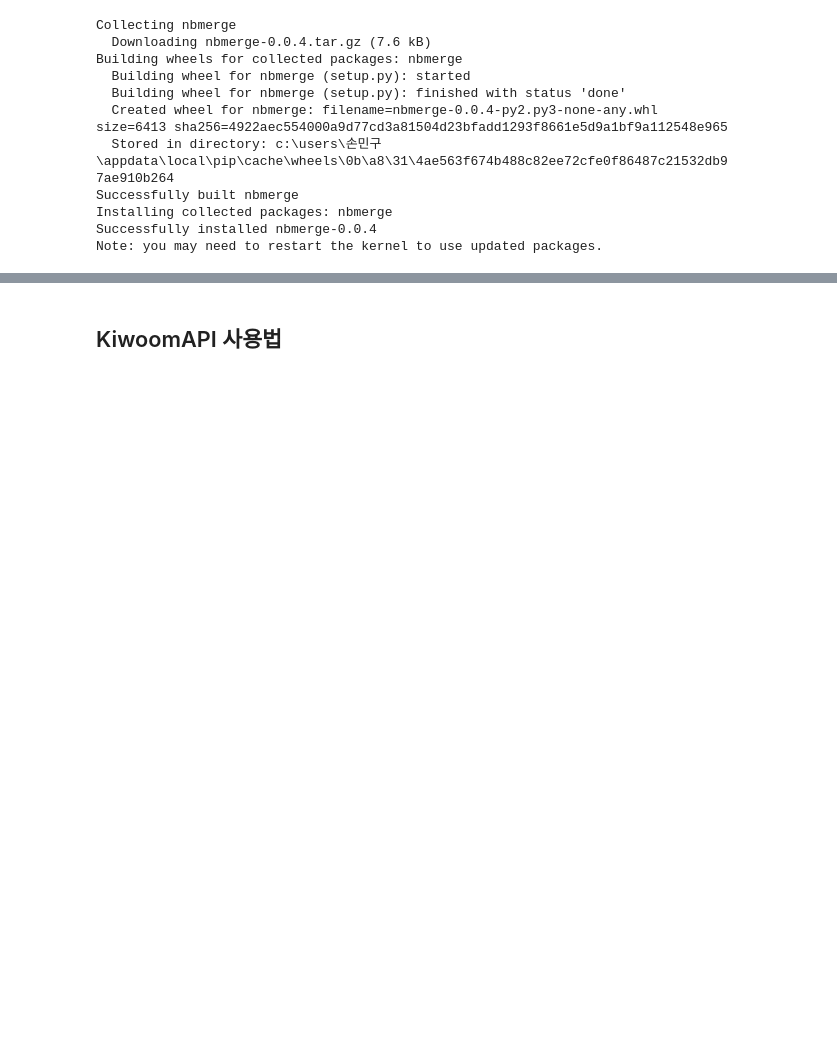
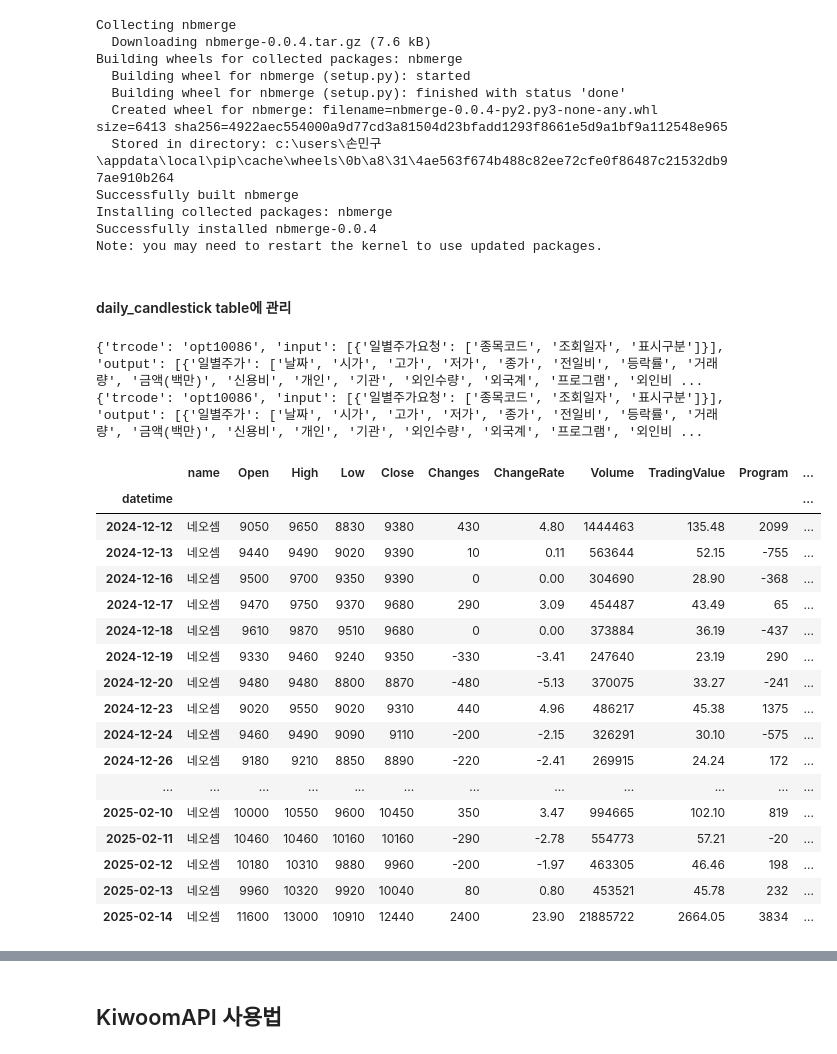
Before and after one commit to LiberSlave/trading, a Jupyter notebook: Excel/lab.ipynb, the cells around one changed output, grey strips where cells are left out. Saved outputs shown, nothing was run; the diff lists cells and outputs as text; code cells hidden in the pictures; blank space fills up the shorter version.

```diff
--- a/Excel/lab.ipynb
+++ b/Excel/lab.ipynb
@@ -902,3 +902,44 @@ Successfully installed nbmerge-0.0.4
 Note: you may need to restart the kernel to use updated packages.
 # %%
 !nbmerge DayChart.ipynb lab.ipynb pymysql.ipynb > merged.ipynb
+# %% [markdown]
+#### daily_candlestick table에 관리
+# %%
+import process
+import pandas as pd
+
+from pykiwoom.kiwoom import *
+kiwoom = Kiwoom()
+
+kiwoom.CommConnect(block=True)
+print("블록킹 로그인 완료")
+# %%
+get_data = process.GetData(kiwoom)
+df = get_data.daily_candlestick('네오셈')
+# %% [output]
+{'trcode': 'opt10086', 'input': [{'일별주가요청': ['종목코드', '조회일자', '표시구분']}], 'output': [{'일별주가': ['날짜', '시가', '고가', '저가', '종가', '전일비', '등락률', '거래량', '금액(백만)', '신용비', '개인', '기관', '외인수량', '외국계', '프로그램', '외인비 ...
+{'trcode': 'opt10086', 'input': [{'일별주가요청': ['종목코드', '조회일자', '표시구분']}], 'output': [{'일별주가': ['날짜', '시가', '고가', '저가', '종가', '전일비', '등락률', '거래량', '금액(백만)', '신용비', '개인', '기관', '외인수량', '외국계', '프로그램', '외인비 ...
+# %%
+data_prepro = process.Preprocess()
+df = data_prepro.daily_candlestick('네오셈',df)
+# %%
+df
+# %% [output]
+|  | name | Open | High | Low | Close | Changes | ChangeRate | Volume | TradingValue | Program | ... |
+| datetime |  |  |  |  |  |  |  |  |  |  | ... |
+| 2024-12-12 | 네오셈 | 9050 | 9650 | 8830 | 9380 | 430 | 4.80 | 1444463 | 135.48 | 2099 | ... |
+| 2024-12-13 | 네오셈 | 9440 | 9490 | 9020 | 9390 | 10 | 0.11 | 563644 | 52.15 | -755 | ... |
+| 2024-12-16 | 네오셈 | 9500 | 9700 | 9350 | 9390 | 0 | 0.00 | 304690 | 28.90 | -368 | ... |
+| 2024-12-17 | 네오셈 | 9470 | 9750 | 9370 | 9680 | 290 | 3.09 | 454487 | 43.49 | 65 | ... |
+| 2024-12-18 | 네오셈 | 9610 | 9870 | 9510 | 9680 | 0 | 0.00 | 373884 | 36.19 | -437 | ... |
+| 2024-12-19 | 네오셈 | 9330 | 9460 | 9240 | 9350 | -330 | -3.41 | 247640 | 23.19 | 290 | ... |
+| 2024-12-20 | 네오셈 | 9480 | 9480 | 8800 | 8870 | -480 | -5.13 | 370075 | 33.27 | -241 | ... |
+| 2024-12-23 | 네오셈 | 9020 | 9550 | 9020 | 9310 | 440 | 4.96 | 486217 | 45.38 | 1375 | ... |
+| 2024-12-24 | 네오셈 | 9460 | 9490 | 9090 | 9110 | -200 | -2.15 | 326291 | 30.10 | -575 | ... |
+| 2024-12-26 | 네오셈 | 9180 | 9210 | 8850 | 8890 | -220 | -2.41 | 269915 | 24.24 | 172 | ... |
+| ... | ... | ... | ... | ... | ... | ... | ... | ... | ... | ... | ... |
+| 2025-02-10 | 네오셈 | 10000 | 10550 | 9600 | 10450 | 350 | 3.47 | 994665 | 102.10 | 819 | ... |
+| 2025-02-11 | 네오셈 | 10460 | 10460 | 10160 | 10160 | -290 | -2.78 | 554773 | 57.21 | -20 | ... |
+| 2025-02-12 | 네오셈 | 10180 | 10310 | 9880 | 9960 | -200 | -1.97 | 463305 | 46.46 | 198 | ... |
+| 2025-02-13 | 네오셈 | 9960 | 10320 | 9920 | 10040 | 80 | 0.80 | 453521 | 45.78 | 232 | ... |
+| 2025-02-14 | 네오셈 | 11600 | 13000 | 10910 | 12440 | 2400 | 23.90 | 21885722 | 2664.05 | 3834 | ... |
```
Also changed, not shown: parts of 25 cells of this notebook, 3 other files.
